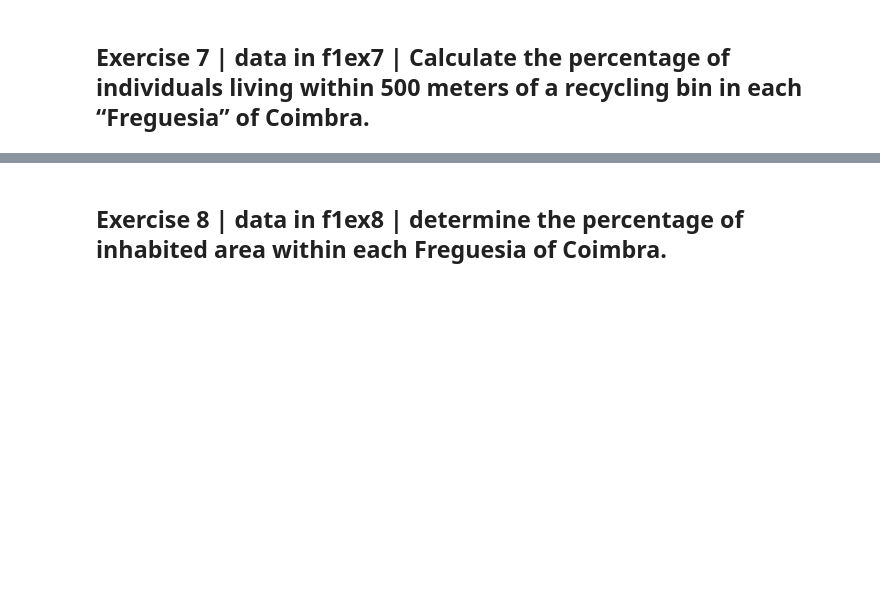
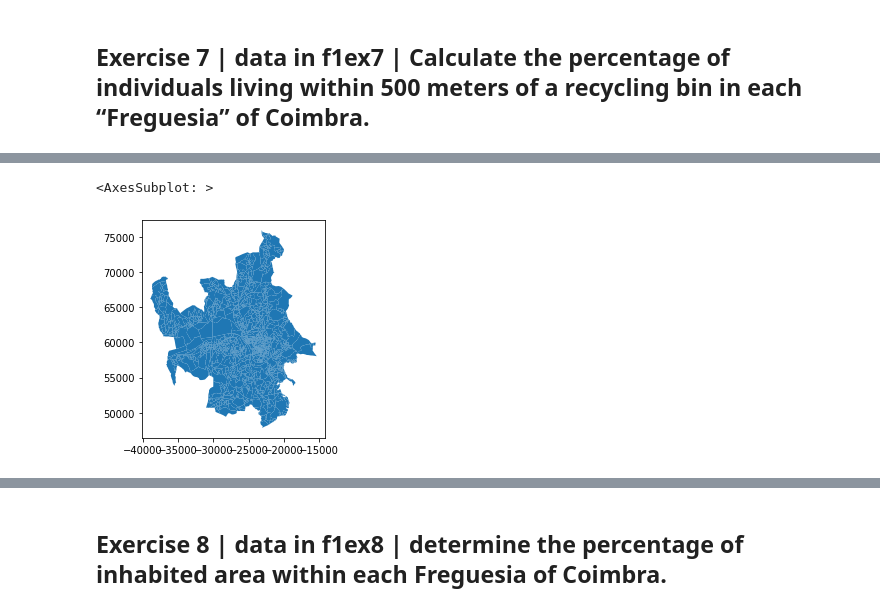
Before and after one commit to MartaSolarz/Maps_and_GISWEB, a Jupyter notebook: fichaexercicios1/solves.ipynb, the cells around one changed output, grey strips where cells are left out. Saved outputs shown, nothing was run; the diff lists cells and outputs as text; code cells hidden in the pictures; blank space fills up the shorter version.

```diff
--- a/fichaexercicios1/solves.ipynb
+++ b/fichaexercicios1/solves.ipynb
@@ -372,0 +354,7 @@ recycling_bins
+# %%
+merged_data = bgri.merge(freg, left_on='idfreg', right_on='DICOFRE', how='inner')
+merged_data_gdf = gpd.GeoDataFrame(merged_data, geometry='geometry_x')
+merged_data_gdf.plot()
+# %% [output]
+<AxesSubplot: >
+[figure, added]
```
Also changed, not shown: parts of 23 cells of this notebook.
